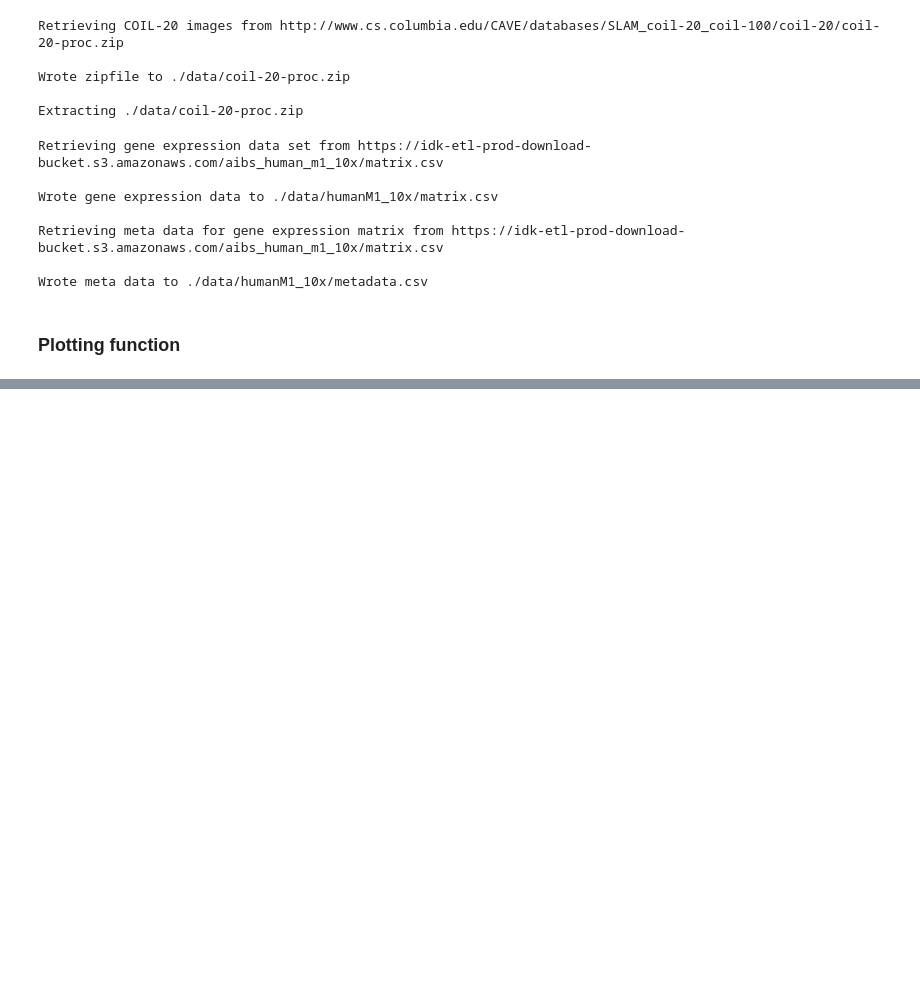
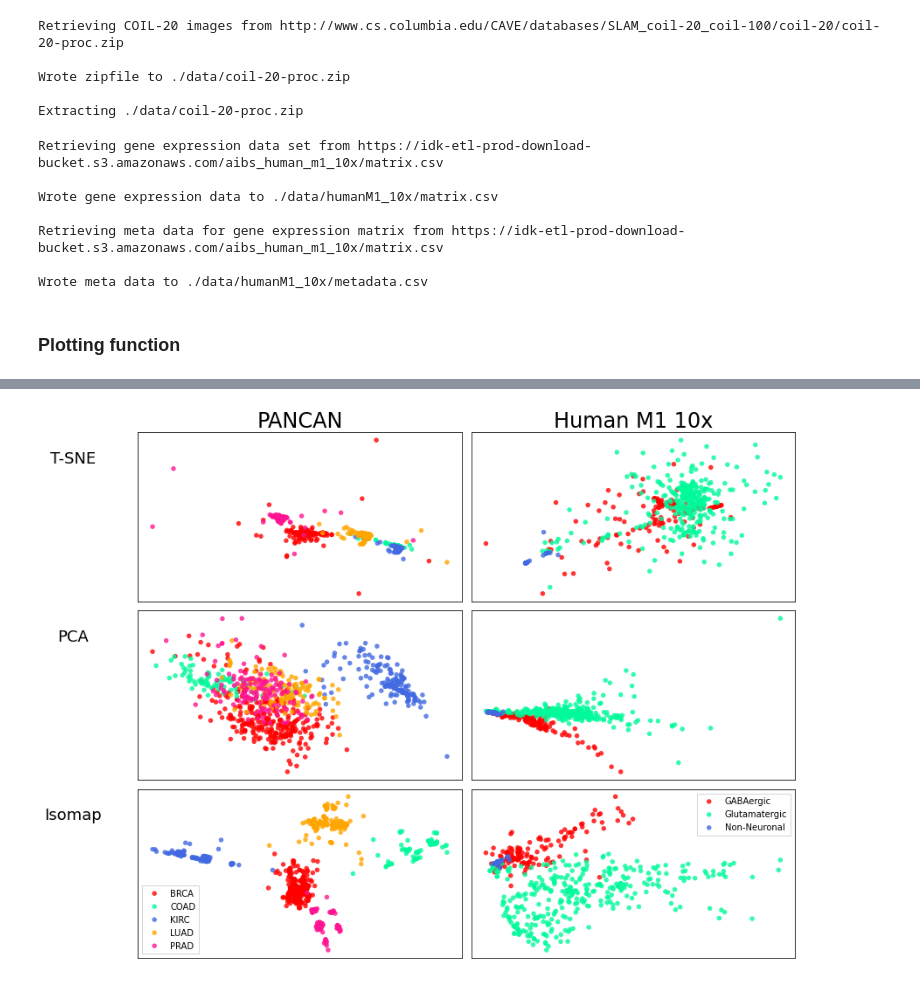
Before and after one commit to robkravec/t-SNE-Implementation, a Jupyter notebook: real_data_plots.ipynb, the cells around one changed output, grey strips where cells are left out. Saved outputs shown, nothing was run; the diff lists cells and outputs as text; code cells hidden in the pictures; blank space fills up the shorter version.

```diff
--- a/real_data_plots.ipynb
+++ b/real_data_plots.ipynb
@@ -1199,0 +950,17 @@ pass
+# %%
+Xcan, ycan = load_UCI()
+Xm1, ym1   = load_humanM1(nrows=500)
+# %%
+colors = ['red', 'mediumspringgreen', 'royalblue','orange' ,'deeppink',
+          'aqua','blue', 'greenyellow' ,'fuchsia', 'lime']
+shapes = ['o', '+', 'x', '*', 'D', 'p']
+
+fmt_list = [gen_fmt_dict(y, colors, shapes) for y in [ycan, ym1]]
+
+titles = ["PANCAN", "Human M1 10x"]
+legends = [True, True]
+
+compare_methods(data_list=[Xcan, Xm1], label_list=[ycan, ym1], data_names=titles,
+            fmt_list=fmt_list, legends=legends, niter=10)
+# %% [output]
+[figure, added]
```
Also changed, not shown: parts of 66 cells of this notebook.
